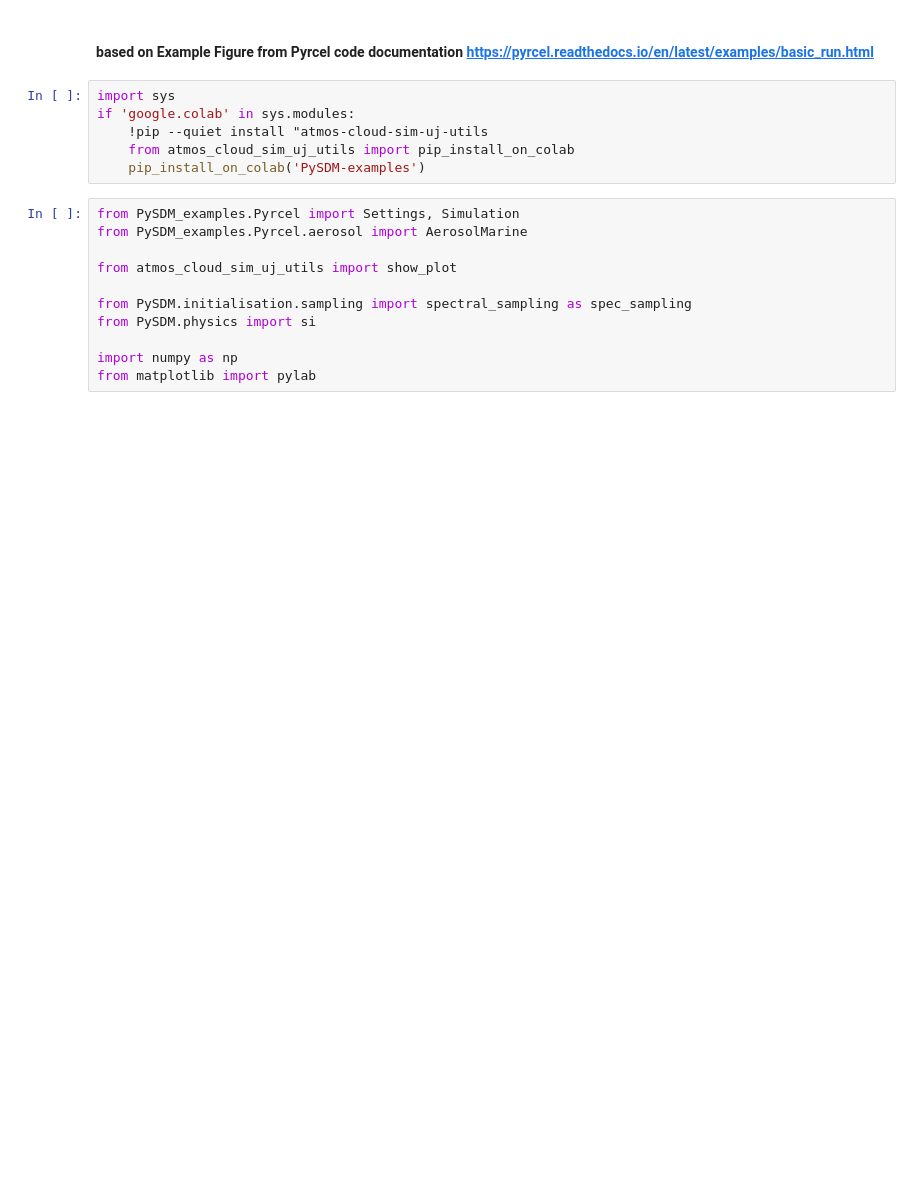
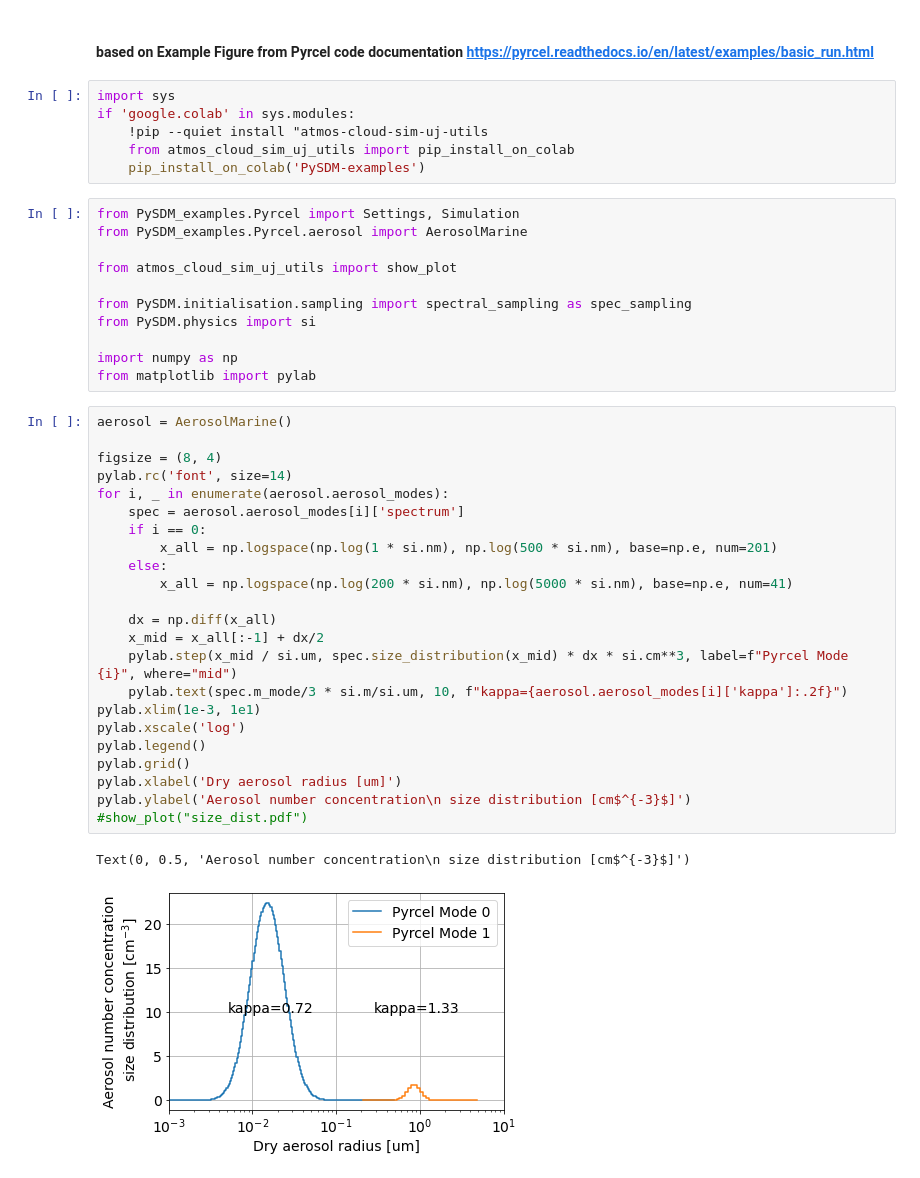
Before and after one commit to slayoo/PySDM-examples, a Jupyter notebook: PySDM_examples/Pyrcel/example_basic_run.ipynb, the cells around one changed output. Drawn from its saved outputs; the diff is of its cells as text; blank space fills up the shorter version.

Commit message:
clean up and fix aerosol size dist plot. wip.

```diff
--- a/PySDM_examples/Pyrcel/example_basic_run.ipynb
+++ b/PySDM_examples/Pyrcel/example_basic_run.ipynb
@@ -20,6 +20,32 @@ from PySDM.physics import si
 
 import numpy as np
 from matplotlib import pylab
+# %%
+aerosol = AerosolMarine()
+
+figsize = (8, 4)
+pylab.rc('font', size=14)
+for i, _ in enumerate(aerosol.aerosol_modes):
+    spec = aerosol.aerosol_modes[i]['spectrum']
+    if i == 0:
+        x_all = np.logspace(np.log(1 * si.nm), np.log(500 * si.nm), base=np.e, num=201)
+    else:
+        x_all = np.logspace(np.log(200 * si.nm), np.log(5000 * si.nm), base=np.e, num=41)
+
+    dx = np.diff(x_all)
+    x_mid = x_all[:-1] + dx/2
+    pylab.step(x_mid / si.um, spec.size_distribution(x_mid) * dx * si.cm**3, label=f"Pyrcel Mode {i}", where="mid")
+    pylab.text(spec.m_mode/3 * si.m/si.um, 10, f"kappa={aerosol.aerosol_modes[i]['kappa']:.2f}")
+pylab.xlim(1e-3, 1e1)
+pylab.xscale('log')
+pylab.legend()
+pylab.grid()
+pylab.xlabel('Dry aerosol radius [um]')
+pylab.ylabel('Aerosol number concentration\n size distribution [cm$^{-3}$]')
+#show_plot("size_dist.pdf")
+# %% [output]
+Text(0, 0.5, 'Aerosol number concentration\n size distribution [cm$^{-3}$]')
+[figure, added]
 # %%
 aerosol = AerosolMarine()
 
```
Also changed, not shown: parts of 4 cells of this notebook, 3 other files.
